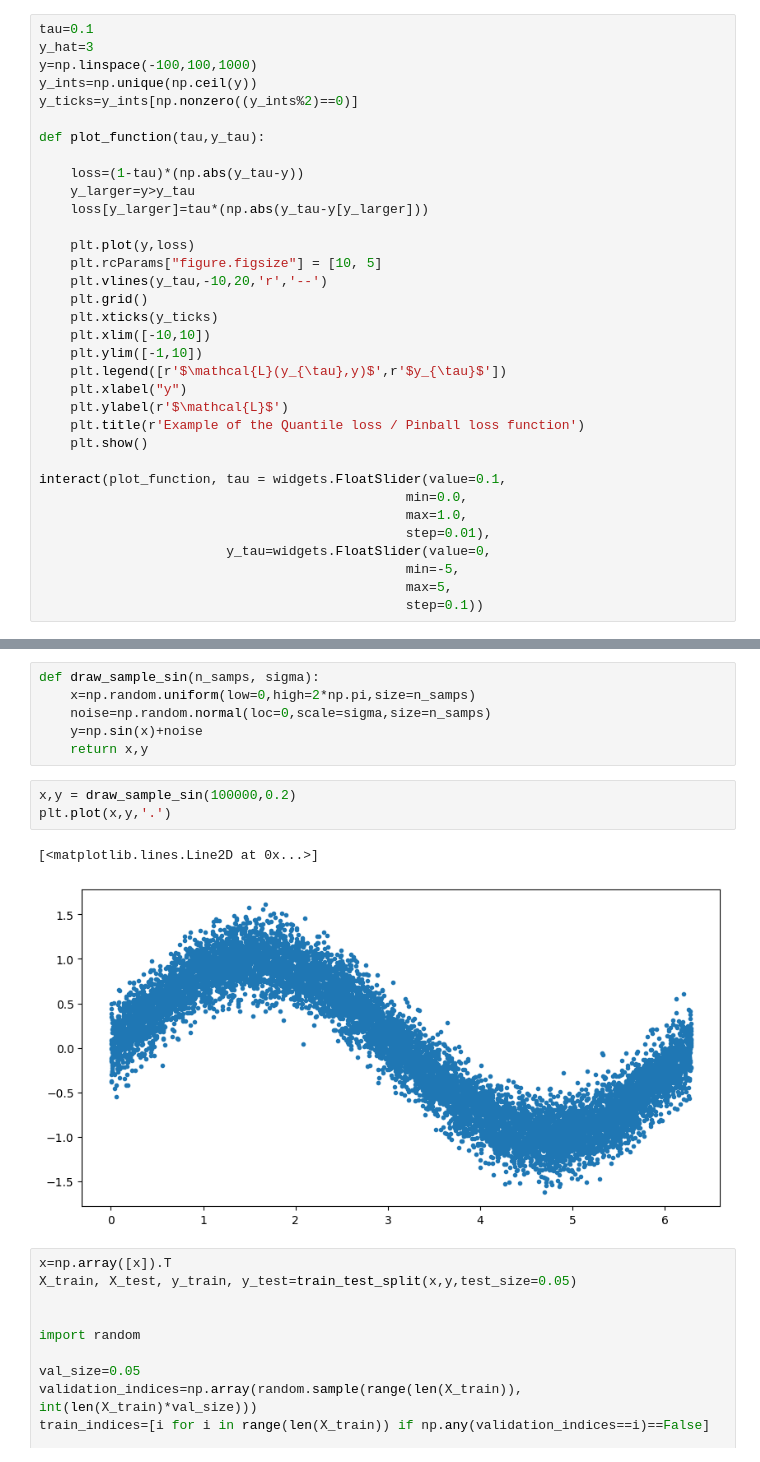
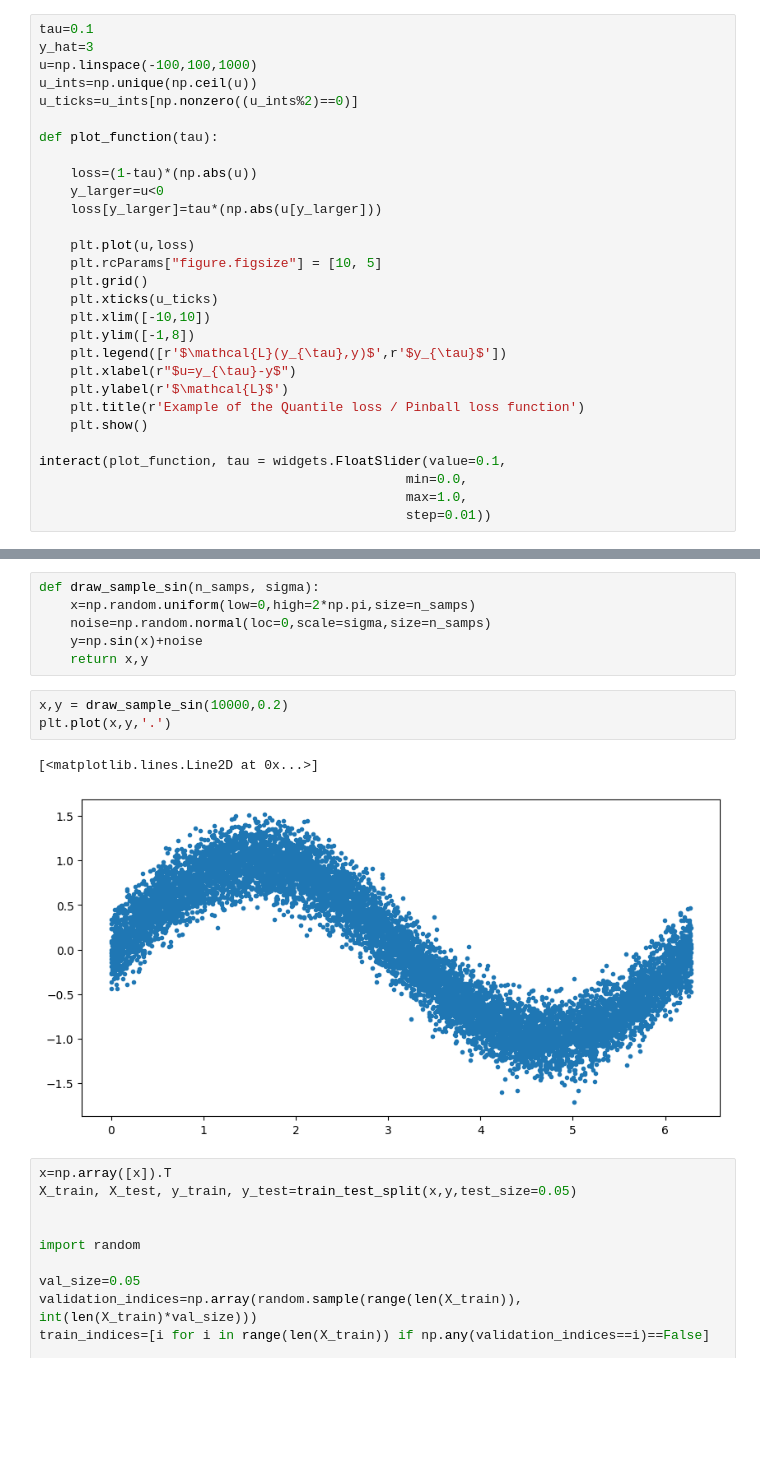
Before and after one commit to filipronn/SEEX30_Cloud_Fog, a Jupyter notebook: Cloud_rm/qrnn_example.ipynb, the cells around one changed output, grey strips where cells are left out. Saved outputs shown, nothing was run; the diff lists cells and outputs as text; blank space fills up the shorter version.

```diff
--- a/Cloud_rm/qrnn_example.ipynb
+++ b/Cloud_rm/qrnn_example.ipynb
@@ -77,25 +62,24 @@ loss[y_larger]=tau*(np.abs(y[y_larger]-y_hat))
 # %%
 tau=0.1
 y_hat=3
-y=np.linspace(-100,100,1000)
-y_ints=np.unique(np.ceil(y))
-y_ticks=y_ints[np.nonzero((y_ints%2)==0)]
+u=np.linspace(-100,100,1000)
+u_ints=np.unique(np.ceil(u))
+u_ticks=u_ints[np.nonzero((u_ints%2)==0)]
 
-def plot_function(tau,y_tau):
+def plot_function(tau):
 
-    loss=(1-tau)*(np.abs(y_tau-y))
-    y_larger=y>y_tau
-    loss[y_larger]=tau*(np.abs(y_tau-y[y_larger]))
+    loss=(1-tau)*(np.abs(u))
+    y_larger=u<0
+    loss[y_larger]=tau*(np.abs(u[y_larger]))
 
-    plt.plot(y,loss)
+    plt.plot(u,loss)
     plt.rcParams["figure.figsize"] = [10, 5]
-    plt.vlines(y_tau,-10,20,'r','--')
     plt.grid()
-    plt.xticks(y_ticks)
+    plt.xticks(u_ticks)
     plt.xlim([-10,10])
-    plt.ylim([-1,10])
+    plt.ylim([-1,8])
     plt.legend([r'$\mathcal{L}(y_{\tau},y)$',r'$y_{\tau}$'])
-    plt.xlabel("y")
+    plt.xlabel(r"$u=y_{\tau}-y$")
     plt.ylabel(r'$\mathcal{L}$')
     plt.title(r'Example of the Quantile loss / Pinball loss function')
     plt.show()
@@ -103,9 +87,5 @@ def plot_function(tau,y_tau):
 interact(plot_function, tau = widgets.FloatSlider(value=0.1,
                                                min=0.0,
                                                max=1.0,
-                                               step=0.01),
-                        y_tau=widgets.FloatSlider(value=0,
-                                               min=-5,
-                                               max=5,
-                                               step=0.1))
+                                               step=0.01))
 # %% [output]
@@ -153,11 +133,11 @@ def draw_sample_sin(n_samps, sigma):
     y=np.sin(x)+noise
     return x,y
 # %%
-x,y = draw_sample_sin(100000,0.2)
+x,y = draw_sample_sin(10000,0.2)
 plt.plot(x,y,'.')
 # %% [output]
 [<matplotlib.lines.Line2D at 0x...>]
-[figure, old version]
+[figure, new version]
 # %%
 x=np.array([x]).T
 X_train, X_test, y_train, y_test=train_test_split(x,y,test_size=0.05)
```
Also changed, not shown: parts of 6 cells of this notebook, 4 other files.
